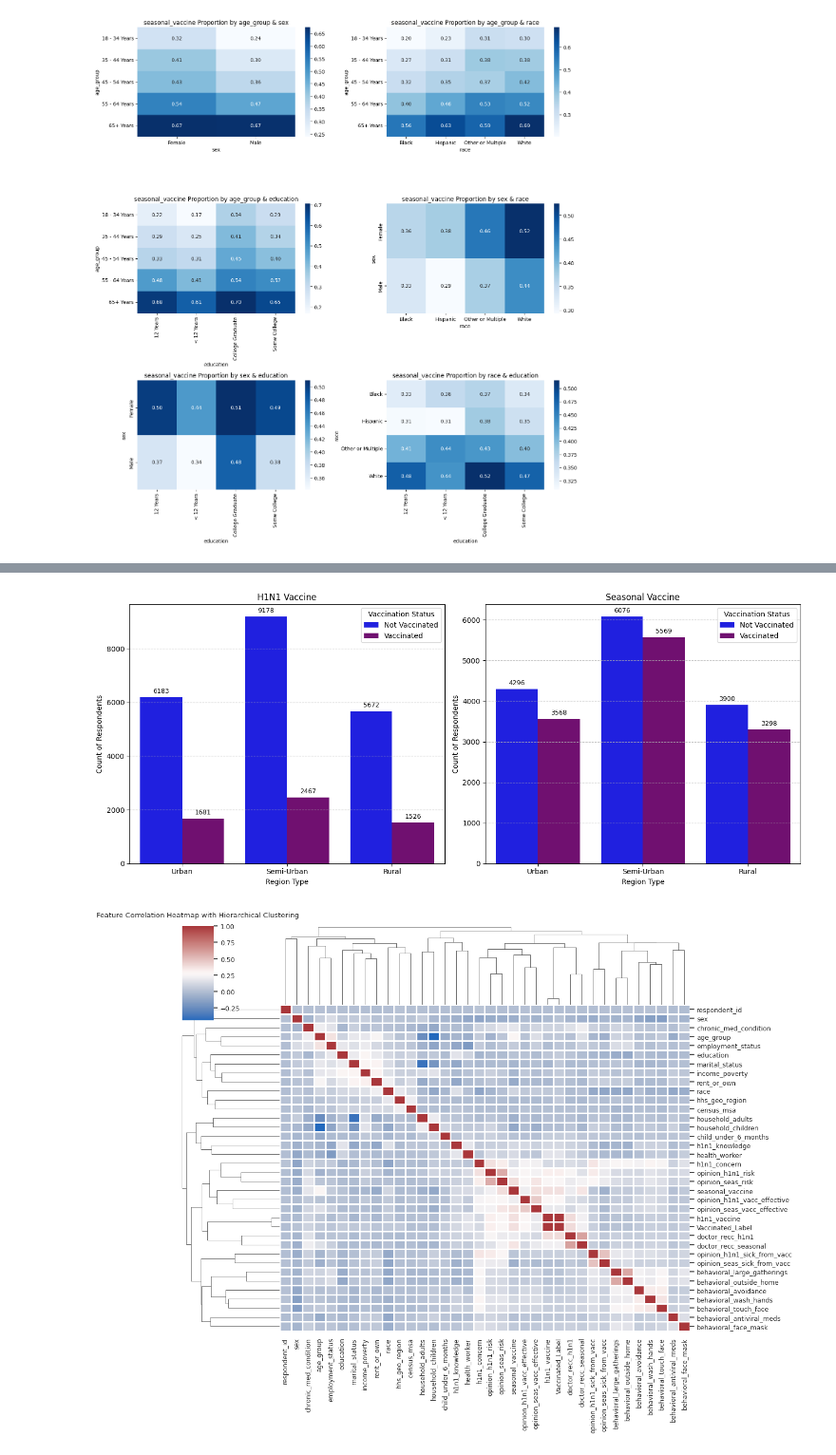
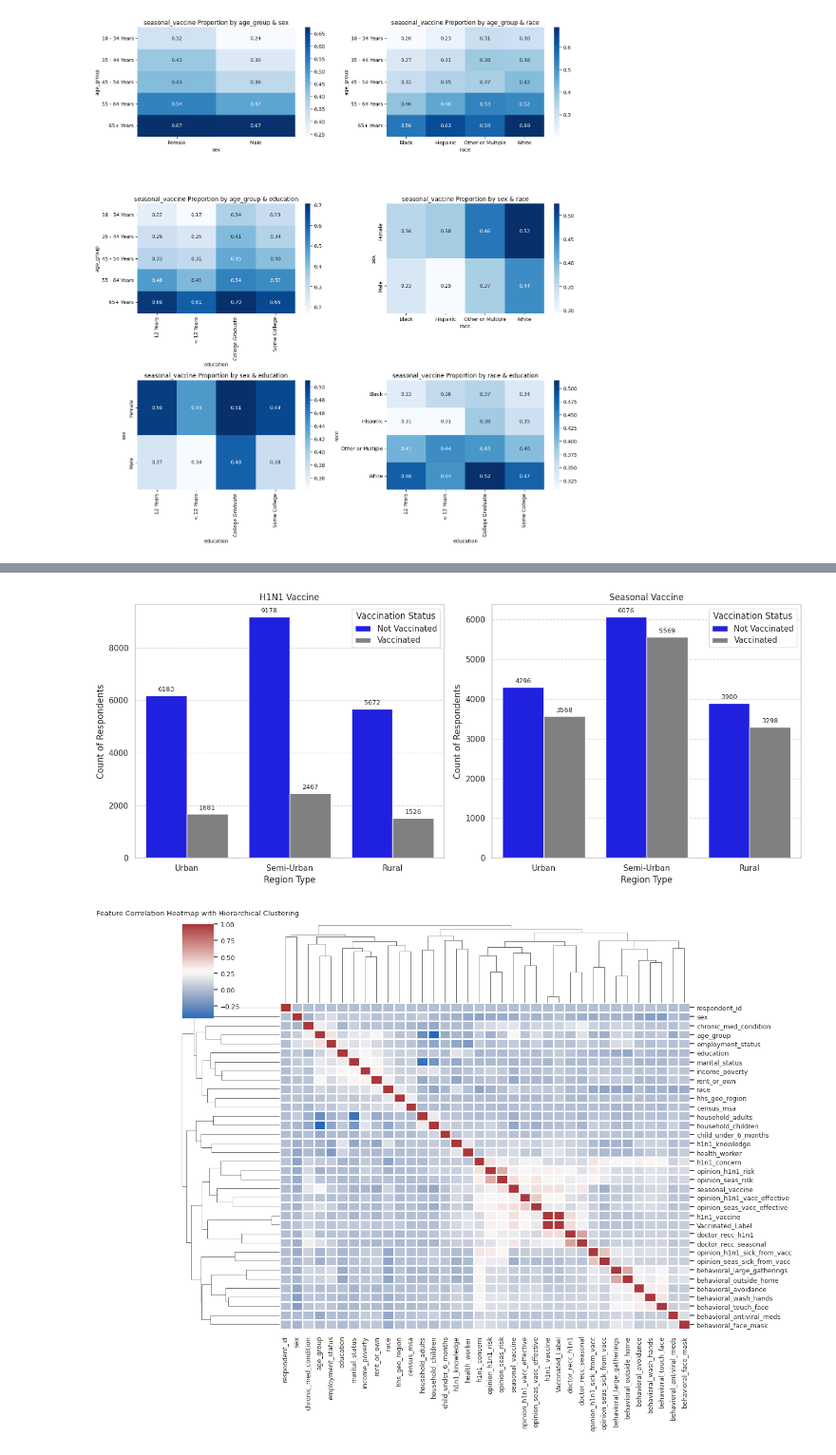
Before and after one commit to Mimikaymint/Team_Berlin, a Jupyter notebook: Team_Berlin_FLU_SHOT_.ipynb, the cells around one changed output, grey strips where cells are left out. Shown at 95% size. Drawn from its saved outputs; the diff is of its cells as text; code cells hidden in the pictures.

```diff
--- a/Team_Berlin_FLU_SHOT_.ipynb
+++ b/Team_Berlin_FLU_SHOT_.ipynb
@@ -532,0 +583,22 @@ for vaccine in targets:
+# %%
+demo_cols = ['sex', 'age_group', 'education', 'income_poverty', 'race']
+demo_data = vaccinated_df[demo_cols].dropna().astype(str)
+# %%
+from kmodes.kmodes import KModes
+import matplotlib.pyplot as plt
+
+cost = []
+K = range(2, 10)
+
+for k in K:
+    kmodes = KModes(n_clusters=k, init='Huang', n_init=5, random_state=42)
+    kmodes.fit_predict(demo_data)
+    cost.append(kmodes.cost_)
+
+plt.figure(figsize=(8,5))
+plt.plot(K, cost, marker='o')
+plt.title('Elbow Method for Optimal k (K-Modes)')
+plt.xlabel('Number of Clusters (k)')
+plt.ylabel('Cost')
+plt.grid(True)
+plt.show()
@@ -532,0 +780,10 @@ for vaccine in targets:
+# %%
+for col in demo_cols:
+    contingency_table = pd.crosstab(vaccinated_df[col], vaccinated_df['Cluster'])
+    chi2, p, dof, expected = chi2_contingency(contingency_table)
+    print(f"Variable: {col}")
+    print("Chi2:", round(chi2,2), "| p-value:", round(p,10))
+    if p < 0.05:
+        print("=> Significant difference between clusters\n")
+    else:
+        print("=> No significant difference between clusters\n")
@@ -733,7 +1010,7 @@ for vac in vaccines:
 
     prop = counts.div(counts.sum(axis=1), axis=0) * 100
 
-    prop.plot(kind='bar', figsize=(10,6), color=['blue','purple'], width=0.7)
+    prop.plot(kind='bar', figsize=(10,6), color=['blue','grey'], width=0.7)
     plt.title(f"{vac.replace('_',' ').title()} Vaccination Rates by Region")
     plt.ylabel('Percentage (%)')
     plt.xlabel('Region')
@@ -770,7 +1047,7 @@ order = ['Urban', 'Semi-Urban', 'Rural']
 flu_df['census_msa'] = pd.Categorical(flu_df['census_msa'], categories=order, ordered=True)
 
 vaccines = ['h1n1_vaccine', 'seasonal_vaccine']
-colors = {'Vaccinated': 'purple', 'Not Vaccinated': 'blue'}
+colors = {'Vaccinated': 'grey', 'Not Vaccinated': 'blue'}
 
 fig, axes = plt.subplots(1, 2, figsize=(14, 6))
 
@@ -781,34 +1058,34 @@ for i, vac in enumerate(vaccines):
     ax = sns.countplot(
         data=flu_df,
         x='census_msa',
         hue='Vaccinated_Label',
         palette=colors,
         order=order,
         ax=axes[i]
     )
 
     ax.set_title(vac.replace('_', ' ').title())
     ax.set_xlabel('Region Type')
     ax.set_ylabel('Count of Respondents')
     ax.legend(title='Vaccination Status')
     ax.grid(axis='y', linestyle='--', alpha=0.7)
 
     for p in ax.patches:
         height = p.get_height()
         if height > 0:
             ax.text(
                 p.get_x() + p.get_width() / 2,
                 height + max(ax.get_ylim())*0.01,
                 f"{int(height)}",
                 ha='center',
                 va='bottom',
                 fontsize=9
             )
 
 plt.tight_layout()
 plt.show()
 # %% [output]
-[figure, old version]
+[figure, new version]
 # %%
 #########################
 # 1.4. Feature Analysis #
```
Also changed, not shown: parts of 25 cells of this notebook.
